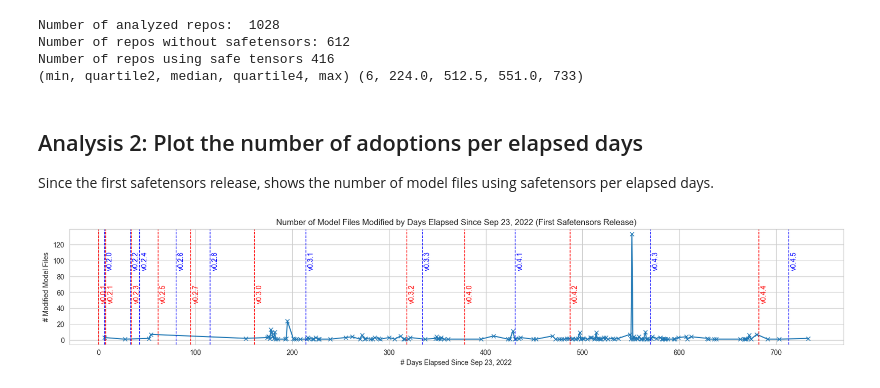
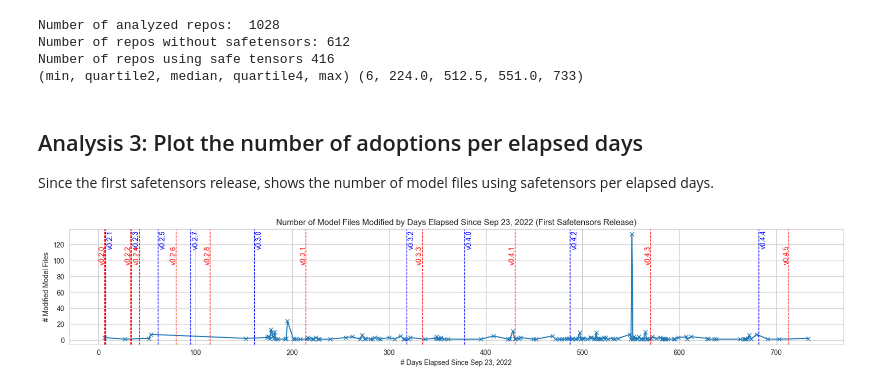
Before and after one commit to s2e-lab/model-evolution, a Jupyter notebook: scripts/notebooks/rq1.ipynb, the cells around one changed output. Saved outputs shown, nothing was run; the diff lists cells and outputs as text; code cells hidden in the pictures.

```diff
--- a/scripts/notebooks/rq1.ipynb
+++ b/scripts/notebooks/rq1.ipynb
@@ -84,44 +85,47 @@ Number of repos without safetensors: 612
 Number of repos using safe tensors 416
 (min, quartile2, median, quartile4, max) (6, 224.0, 512.5, 551.0, 733)
 # %% [markdown]
-## Analysis 2: Plot the number of adoptions per elapsed days
+## Analysis 3: Plot the number of adoptions per elapsed days
 
 Since the first safetensors release, shows the number of model files using safetensors per elapsed days.
 # %%
 from pathlib import Path
 import matplotlib.pyplot as plt
 from nb_utils import get_safetensors_releases, SAFETENSORS_RELEASE_DATE
 
 
 
 # Group by elapsed days to count files modified on each date
 
 files_modified_by_elapsed_days = df_safetensors['elapsed_days'].value_counts().sort_index()
 
 # Plotting
 plt.figure(figsize=(20,3))
 plt.plot(files_modified_by_elapsed_days.index, files_modified_by_elapsed_days.values, marker='x', linestyle='-')
 plt.xlabel("# Days Elapsed Since Sep 23, 2022")
 plt.ylabel("# Modified Model Files")
 plt.title("Number of Model Files Modified by Days Elapsed Since Sep 23, 2022 (First Safetensors Release)")
 plt.grid(True)
 
 
 df_releases  = get_safetensors_releases()
 
 #  add vertical lines for each release date with labels
-position = 0.5
+colors = ['blue', 'red']
+positions = [0.99, 0.85]
+i = 0
+x_coordinates = [1.5, -6]
 for day, label in df_releases[['date', 'tag']].values:
-    # plt.axvline(x=day, color='red', linestyle='--', linewidth=1)
+    if label == 'v0.0.1': continue
+    i = (i + 1) % 2
     diff = (day - SAFETENSORS_RELEASE_DATE).days
-    color = 'red' if position == 0.5 else 'blue'
-    plt.axvline(x=diff, color=color, linestyle='--', linewidth=1)
-    plt.text(diff + 2, plt.ylim()[1] * position, label, color=color, rotation=90, verticalalignment='top')
-    position = 0.8 if position == 0.5 else 0.5
+    plt.axvline(x=diff, color=colors[i], linestyle='--', linewidth=1)
+    plt.text(diff + x_coordinates[i], plt.ylim()[1] * positions[i], label, color=colors[i], rotation=90, verticalalignment='top')
+
 
 # Save the plot as a PDF file
 plt.savefig(Path('../../results/rq1_analysis.pdf'), format="pdf", bbox_inches="tight")
 
 plt.show()
 # %% [output]
-[figure, old version]
+[figure, new version]
```
Also changed, not shown: parts of 1 cell of this notebook, 4 other files.
